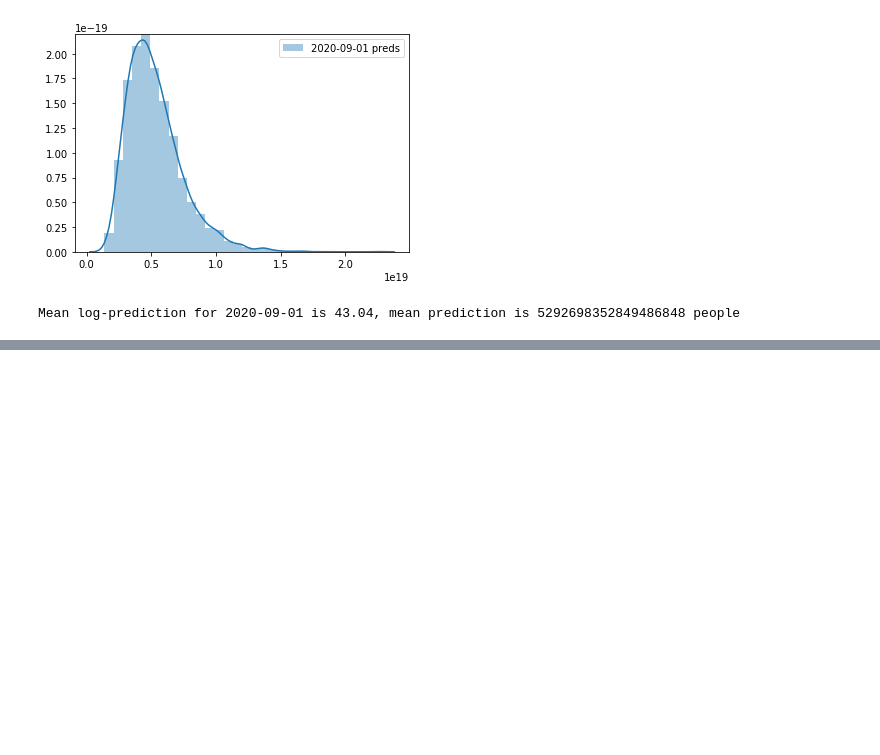
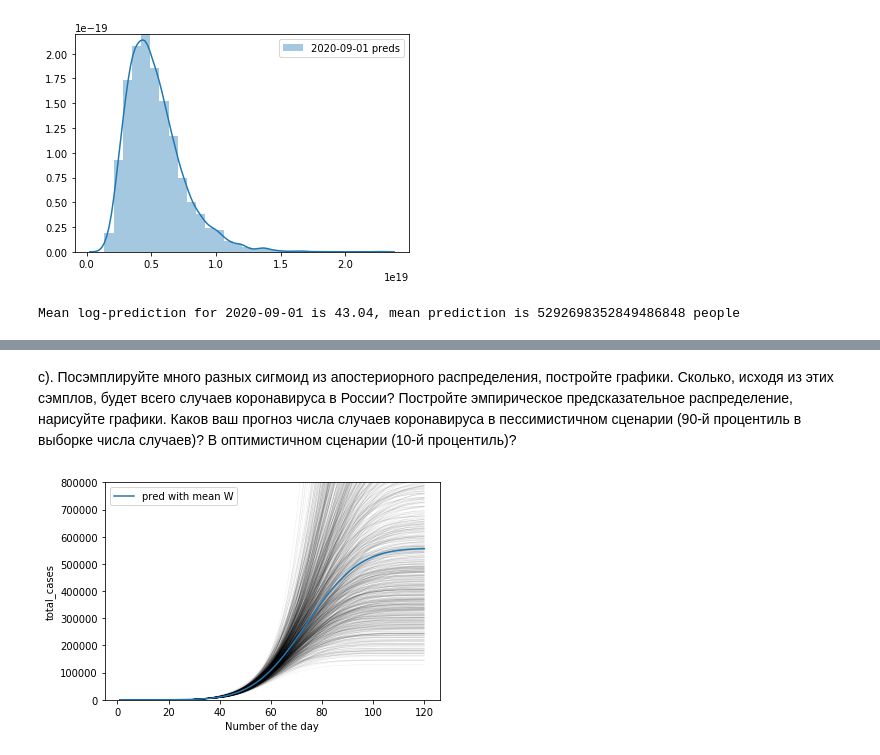
Before and after one commit to rogachevai/MADESPRING2020_ML, a Jupyter notebook: HW2/MADE_AML_HW2.ipynb, the cells around one changed output, grey strips where cells are left out. Cells and saved outputs as stored; diff of their text form; code cells hidden in the pictures; blank space fills up the shorter version.

```diff
--- a/HW2/MADE_AML_HW2.ipynb
+++ b/HW2/MADE_AML_HW2.ipynb
@@ -200,0 +290,19 @@ Mean log-prediction for 2020-09-01 is 43.04, mean prediction is 5292698352849486
+# %% [markdown]
+c). Посэмплируйте много разных сигмоид из апостериорного распределения, постройте графики. Сколько, исходя из этих сэмплов, будет всего случаев коронавируса в России? Постройте эмпирическое предсказательное распределение, нарисуйте графики. Каков ваш прогноз числа случаев коронавируса в пессимистичном сценарии (90-й процентиль в выборке числа случаев)? В оптимистичном сценарии (10-й процентиль)?
+# %%
+n=1000
+max_day = 120
+X = np.ones((max_day, 3))
+X[:, 1] = np.arange(1, max_day+1)
+X[:, 2] = np.arange(1, max_day+1)**2
+my_w = np.random.multivariate_normal(mu_posterior, sigma_posterior, n)
+for w in my_w:
+    plt.plot(X[:,1],np.cumsum(np.exp(X @ w)), 'k-', lw=.4, alpha = 0.09)
+plt.plot(X[:, 1], np.cumsum(np.exp(X @ my_w.mean(axis=0))), label='pred with mean W')
+plt.ylim((0, 8*10**5))
+plt.xlabel('Number of the day')
+plt.ylabel('total_cases')
+plt.legend()
+plt.show()
+# %% [output]
+[figure, added]
```
Also changed, not shown: parts of 15 cells of this notebook.
